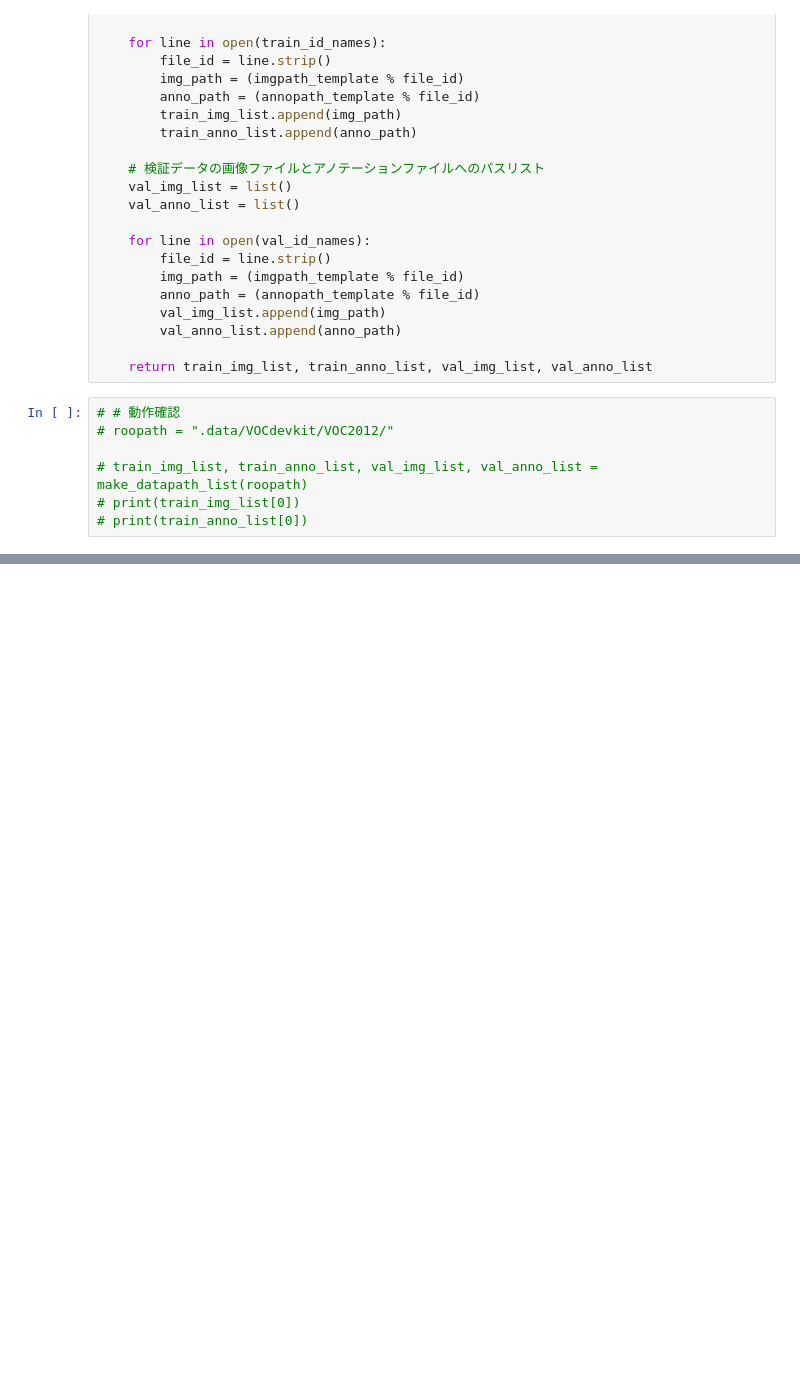
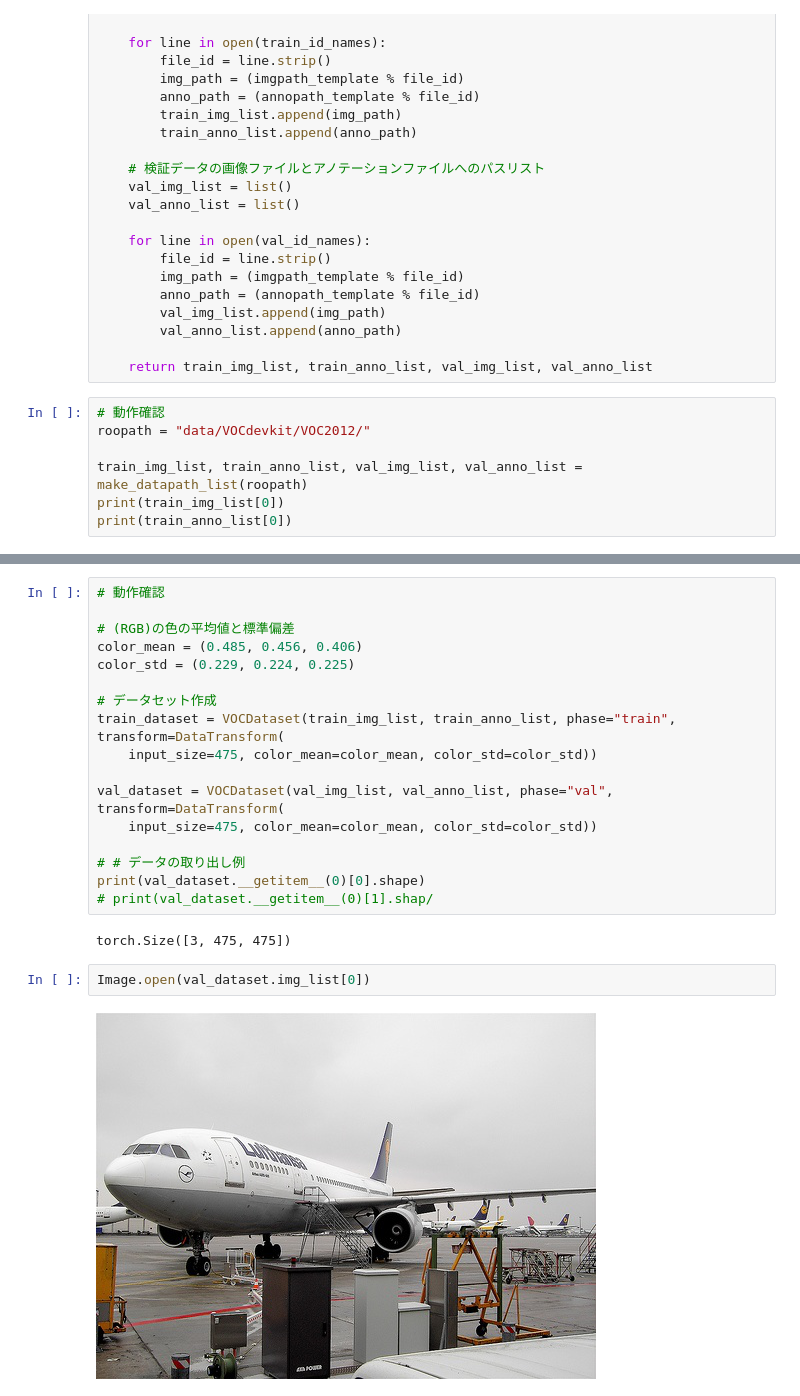
Before and after one commit to Hase-U/learn_pytorch_advanced, a Jupyter notebook: mycode/3_semantic_segmentation/PSPNet.ipynb, the cells around one changed output, grey strips where cells are left out. Cells and saved outputs as stored; diff of their text form; blank space fills up the shorter version.

Commit message:
load data and make dataloader

```diff
--- a/mycode/3_semantic_segmentation/PSPNet.ipynb
+++ b/mycode/3_semantic_segmentation/PSPNet.ipynb
@@ -94,9 +108,9 @@ def make_datapath_list(rootpath):
 
     return train_img_list, train_anno_list, val_img_list, val_anno_list
 # %%
-# # 動作確認
-# roopath = ".data/VOCdevkit/VOC2012/"
+# 動作確認
+roopath = "data/VOCdevkit/VOC2012/"
 
-# train_img_list, train_anno_list, val_img_list, val_anno_list = make_datapath_list(roopath)
-# print(train_img_list[0])
-# print(train_anno_list[0])
+train_img_list, train_anno_list, val_img_list, val_anno_list = make_datapath_list(roopath)
+print(train_img_list[0])
+print(train_anno_list[0])
@@ -110,0 +197,23 @@ def make_datapath_list(rootpath):
+# %%
+# 動作確認
+
+# (RGB)の色の平均値と標準偏差
+color_mean = (0.485, 0.456, 0.406)
+color_std = (0.229, 0.224, 0.225)
+
+# データセット作成
+train_dataset = VOCDataset(train_img_list, train_anno_list, phase="train", transform=DataTransform(
+    input_size=475, color_mean=color_mean, color_std=color_std))
+
+val_dataset = VOCDataset(val_img_list, val_anno_list, phase="val", transform=DataTransform(
+    input_size=475, color_mean=color_mean, color_std=color_std))
+
+# # データの取り出し例
+print(val_dataset.__getitem__(0)[0].shape)
+# print(val_dataset.__getitem__(0)[1].shap/
+# %% [output]
+torch.Size([3, 475, 475])
+# %%
+Image.open(val_dataset.img_list[0])
+# %% [output]
+[figure, added]
```
Also changed, not shown: parts of 10 cells of this notebook, 1 other file.
